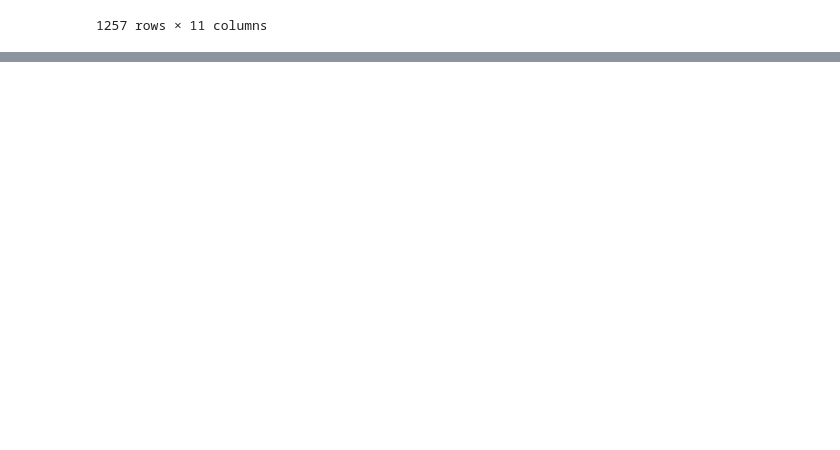
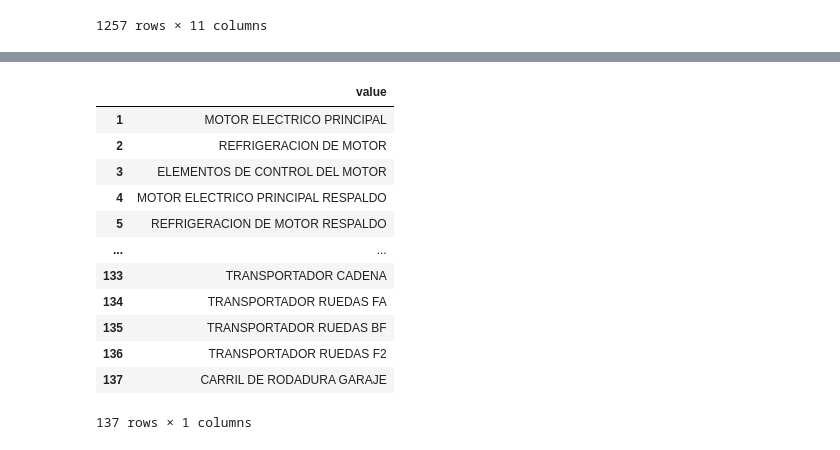
Before and after one commit to raulink/jupyter_notebooks_rmc, a Jupyter notebook: app/planes/plan.ipynb, the cells around one changed output, grey strips where cells are left out. Cells and saved outputs as stored; diff of their text form; code cells hidden in the pictures; blank space fills up the shorter version.

```diff
--- a/app/planes/plan.ipynb
+++ b/app/planes/plan.ipynb
@@ -313,0 +280,16 @@ df.sample(5)
+# %%
+df_plan
+# %% [output]
+|  | value |
+| 1 | MOTOR ELECTRICO PRINCIPAL |
+| 2 | REFRIGERACION DE MOTOR |
+| 3 | ELEMENTOS DE CONTROL DEL MOTOR |
+| 4 | MOTOR ELECTRICO PRINCIPAL RESPALDO |
+| 5 | REFRIGERACION DE MOTOR RESPALDO |
+| ... | ... |
+| 133 | TRANSPORTADOR CADENA |
+| 134 | TRANSPORTADOR RUEDAS FA |
+| 135 | TRANSPORTADOR RUEDAS BF |
+| 136 | TRANSPORTADOR RUEDAS F2 |
+| 137 | CARRIL DE RODADURA GARAJE |
+137 rows × 1 columns
```
Also changed, not shown: parts of 9 cells of this notebook.
